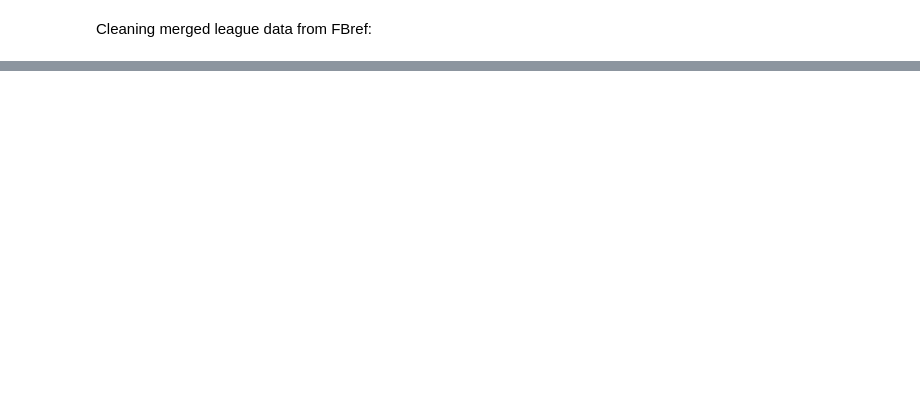
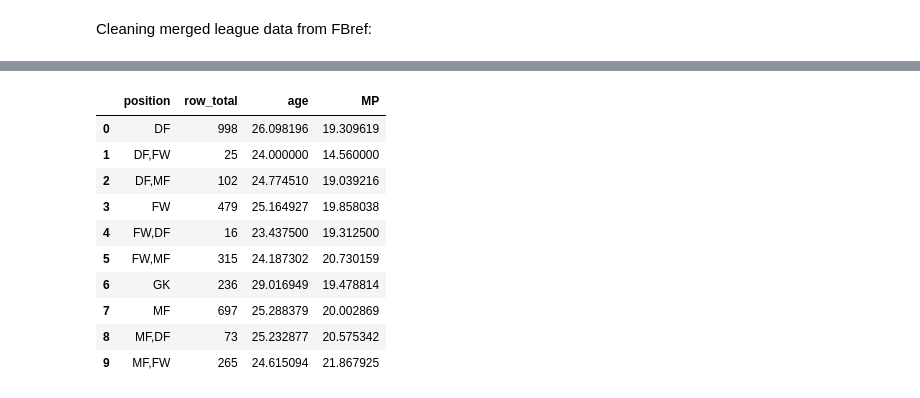
Before and after one commit to cmartins2001/player-valuation-model, a Jupyter notebook: cleaning_merged_data.ipynb, the cells around one changed output, grey strips where cells are left out. Cells and saved outputs as stored; diff of their text form; code cells hidden in the pictures; blank space fills up the shorter version.

```diff
--- a/cleaning_merged_data.ipynb
+++ b/cleaning_merged_data.ipynb
@@ -61,0 +85,22 @@ clean_epl_df_copy
+# %%
+# Aggregate by position and get row totals:
+pos_agg_eply_df = (clean_epl_df_copy
+               .groupby('position')
+               .aggregate({'season': 'count', 'age': 'mean', 'MP': 'mean'})
+               .rename(columns={'season': 'row_total'})
+               .reset_index()
+               )
+
+pos_agg_eply_df
+# %% [output]
+|  | position | row_total | age | MP |
+| 0 | DF | 998 | 26.098196 | 19.309619 |
+| 1 | DF,FW | 25 | 24.000000 | 14.560000 |
+| 2 | DF,MF | 102 | 24.774510 | 19.039216 |
+| 3 | FW | 479 | 25.164927 | 19.858038 |
+| 4 | FW,DF | 16 | 23.437500 | 19.312500 |
+| 5 | FW,MF | 315 | 24.187302 | 20.730159 |
+| 6 | GK | 236 | 29.016949 | 19.478814 |
+| 7 | MF | 697 | 25.288379 | 20.002869 |
+| 8 | MF,DF | 73 | 25.232877 | 20.575342 |
+| 9 | MF,FW | 265 | 24.615094 | 21.867925 |
```
Also changed, not shown: parts of 12 cells of this notebook.
